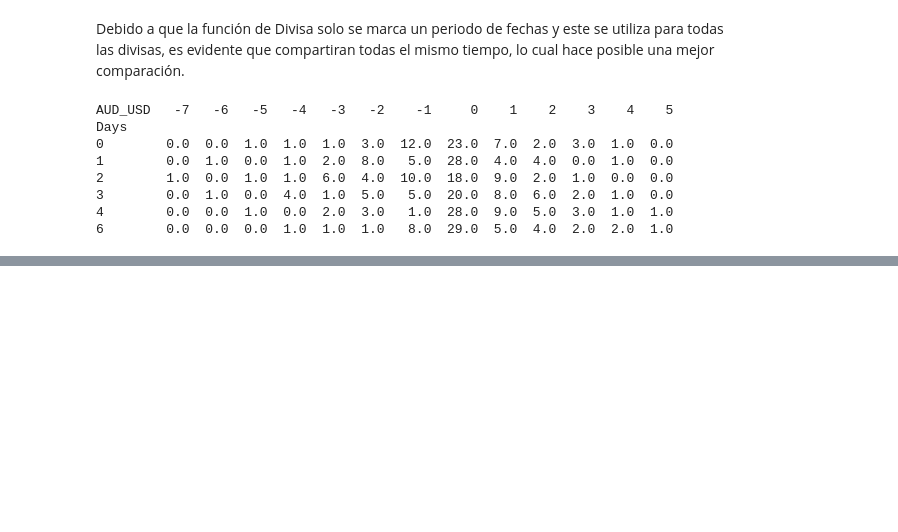
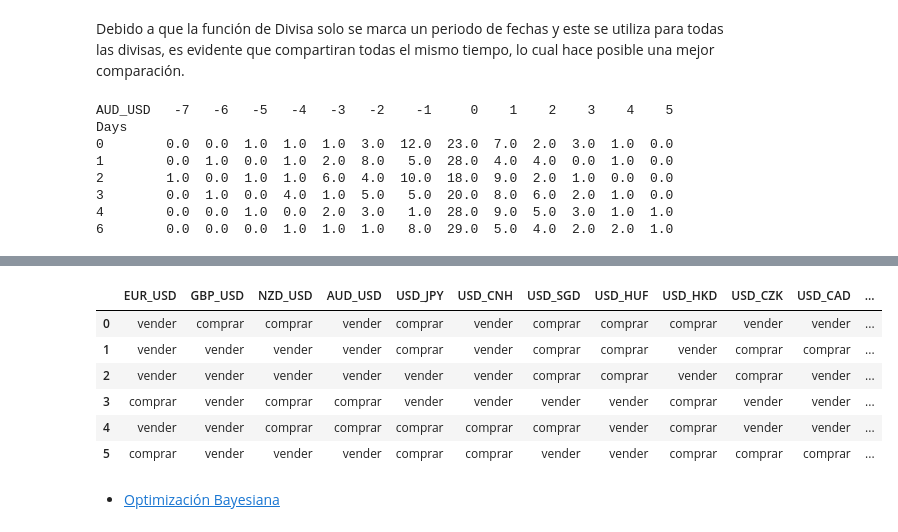
Before and after one commit to violetarcia/LAB_01_KVGH, a Jupyter notebook: LAB_1.ipynb, the cells around one changed output, grey strips where cells are left out. Saved outputs shown, nothing was run; the diff lists cells and outputs as text; code cells hidden in the pictures; blank space fills up the shorter version.

```diff
--- a/LAB_1.ipynb
+++ b/LAB_1.ipynb
@@ -352,7 +320,7 @@ Entonces podemos decir que el ultimo 'GBP_USD' mantuvo mayor consistencia en con
 def TimeStamp(df):
     return df['TimeStamp']
 
-time = pd.DataFrame([TimeStamp(Data[i]) for i in range(len(Data))]).transpose()
+time = pd.DataFrame([TimeStamp(Data_day[i]) for i in range(len(Data_day))]).transpose()
 time.columns = instrument
 # %% [markdown]
 Debido a que la función de Divisa solo se marca un periodo de fechas y este se utiliza para todas las divisas, es evidente que compartiran todas el mismo tiempo, lo cual hace posible una mejor comparación.
@@ -389,4 +345,0 @@ Name: 4, dtype: float64
-# %%
-d = cons_day[0].cumsum(axis = 0).iloc[-1, :]
-with pd.option_context('display.max_rows', None, 'display.max_columns', None):
-    print(d)
@@ -407,0 +363,10 @@ Name: 6, dtype: float64
+# %%
+# Crear una copia de la tencia 'alcista' o 'bajista'
+tendency = tendencia.copy()
+
+# Hacerlo booleano [0,1]
+tendency.replace(to_replace = ['alcista', 'bajista'], value = [1, 0], inplace=True)
+
+# Visualizar la media: si son negativos, tuvieron mas tendencia 'bajista'
+with pd.option_context('display.max_rows', None, 'display.max_columns', None):
+    print(tendency.mean()-0.5)
@@ -407,0 +390,14 @@ Name: 6, dtype: float64
+# %%
+# Agregar la columna de dias, para ver en que dias subio, y en cuales bajo
+tendency['Days'] = day
+
+# Agrupar de acuerdo al dia y ver el porcentaje de probabilidad
+tend_day = [round(tendency.groupby('Days')[i].value_counts().unstack(level = -1)/len(tendency),3) for i in instrument]
+
+# Acomodarlo en un mismo DataFrame
+tend_day = pd.concat([tend_day[i] for i in range(len(tend_day))], axis=1)
+
+# Nombre de columnas para diferenciar divisas y tendencia
+tend_day.columns = np.array([[(stri + "% d")%d for d in range(2)] for stri in instrument]).flatten()
+
+tend_day
@@ -407,0 +414,24 @@ Name: 6, dtype: float64
+# %%
+# Ejemplo: Lunes
+def compare(bajista, alcista):
+    if alcista > bajista:
+        return 'comprar'
+    else:
+        return 'vender'
+
+temp = pd.DataFrame([[compare(tend_day.iloc[j,i], tend_day.iloc[j,i+1])
+         for i in range(0, len(tend_day.columns), 2)]for j in range(len(tend_day))])
+
+temp.columns = instrument
+temp
+# %% [output]
+|  | EUR_USD | GBP_USD | NZD_USD | AUD_USD | USD_JPY | USD_CNH | USD_SGD | USD_HUF | USD_HKD | USD_CZK | USD_CAD | ... |
+| 0 | vender | comprar | comprar | vender | comprar | vender | comprar | comprar | comprar | vender | vender | ... |
+| 1 | vender | vender | vender | vender | comprar | vender | comprar | comprar | vender | comprar | comprar | ... |
+| 2 | vender | vender | vender | vender | vender | vender | comprar | comprar | vender | comprar | vender | ... |
+| 3 | comprar | vender | comprar | comprar | vender | vender | vender | vender | comprar | vender | vender | ... |
+| 4 | vender | vender | comprar | comprar | comprar | comprar | comprar | vender | comprar | vender | vender | ... |
+| 5 | comprar | vender | vender | vender | comprar | comprar | vender | vender | comprar | comprar | comprar | ... |
+# %% [markdown]
+
+- [Optimización Bayesiana]('https://github.com/fmfn/BayesianOptimization')
```
Also changed, not shown: parts of 27 cells of this notebook.
